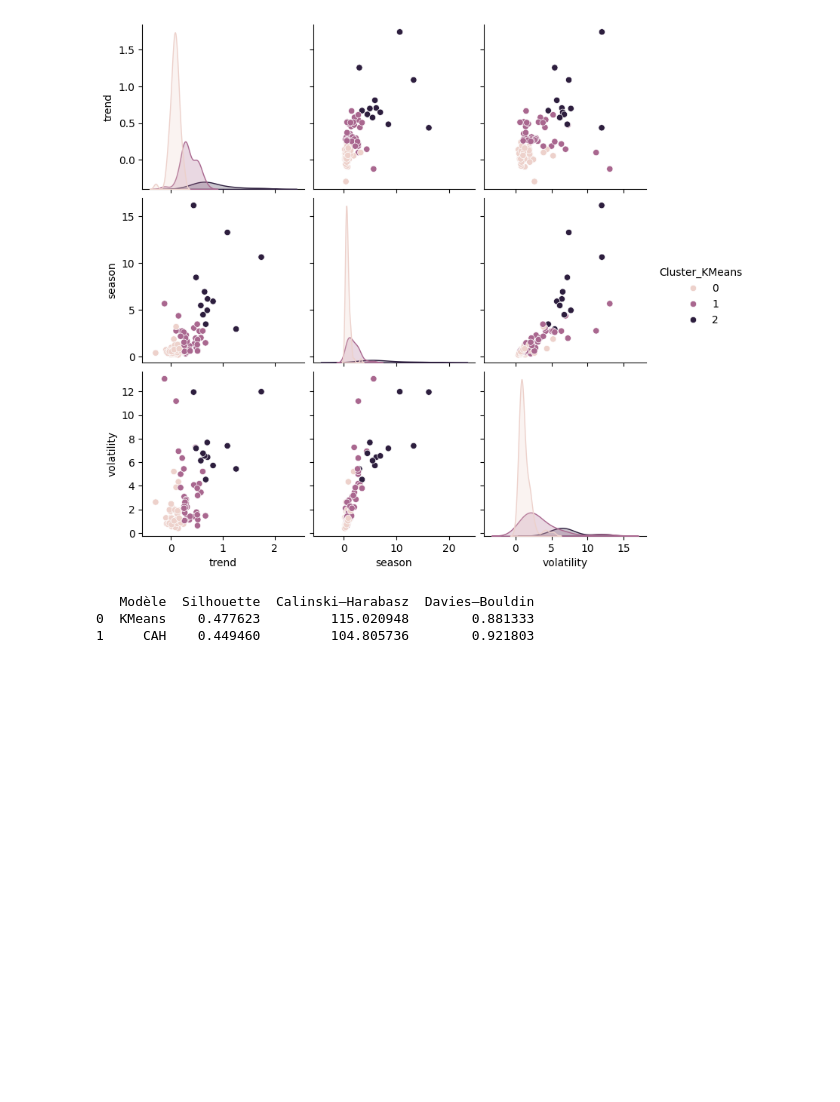
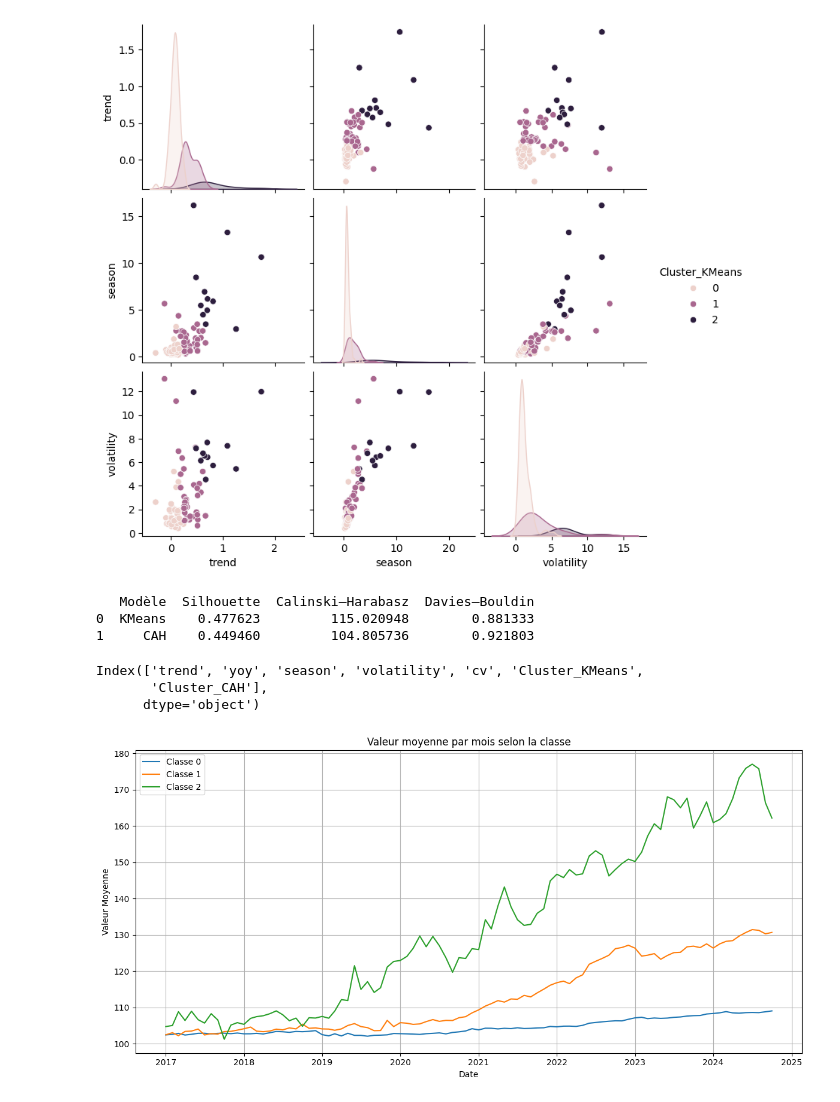
Before and after one commit to GanItachi/ObservatoirePrix, a Jupyter notebook: Clustering.ipynb, the cells around one changed output. Saved outputs shown, nothing was run; the diff lists cells and outputs as text; code cells hidden in the pictures; blank space fills up the shorter version.

```diff
--- a/Clustering.ipynb
+++ b/Clustering.ipynb
@@ -249,0 +252,51 @@ print("Clusters calculés et sauvegardés")
+# %%
+X.columns
+# %% [output]
+Index(['trend', 'yoy', 'season', 'volatility', 'cv', 'Cluster_KMeans',
+       'Cluster_CAH'],
+      dtype='object')
+# %%
+d = pd.melt(df, id_vars=['annee_fin_couv','mois_deb_couv'],
+                  value_vars=cols,
+                  var_name='nom_indicateur', value_name='valeur')
+# %%
+C0 = X[X['Cluster_KMeans'] == 0].index.tolist()
+Classe0 = d[d['nom_indicateur'].isin(C0)]
+# %%
+C1 = X[X['Cluster_KMeans'] == 1].index.tolist()
+Classe1 = d[d['nom_indicateur'].isin(C1)]
+# %%
+C2 = X[X['Cluster_KMeans'] == 2].index.tolist()
+Classe2 = d[d['nom_indicateur'].isin(C2)]
+# %%
+import matplotlib.pyplot as plt
+import pandas as pd
+
+# Supposons que Classe0, Classe1, Classe2 existent déjà
+
+# Étape 1: Grouper et prendre la moyenne
+g0 = Classe0.groupby(['annee_fin_couv', 'mois_deb_couv'])['valeur'].mean().reset_index()
+g1 = Classe1.groupby(['annee_fin_couv', 'mois_deb_couv'])['valeur'].mean().reset_index()
+g2 = Classe2.groupby(['annee_fin_couv', 'mois_deb_couv'])['valeur'].mean().reset_index()
+
+# Étape 2: Créer une colonne 'date' pour l'axe X
+g0['date'] = pd.to_datetime(g0['annee_fin_couv'].astype(str) + '-' + g0['mois_deb_couv'].astype(str) + '-01')
+g1['date'] = pd.to_datetime(g1['annee_fin_couv'].astype(str) + '-' + g1['mois_deb_couv'].astype(str) + '-01')
+g2['date'] = pd.to_datetime(g2['annee_fin_couv'].astype(str) + '-' + g2['mois_deb_couv'].astype(str) + '-01')
+
+# Étape 3: Tracer
+plt.figure(figsize=(12, 6))
+plt.plot(g0['date'], g0['valeur'], label='Classe 0')
+plt.plot(g1['date'], g1['valeur'], label='Classe 1')
+plt.plot(g2['date'], g2['valeur'], label='Classe 2')
+
+# Ajouts visuels
+plt.xlabel('Date')
+plt.ylabel('Valeur Moyenne')
+plt.title('Valeur moyenne par mois selon la classe')
+plt.legend()
+plt.grid(True)
+plt.tight_layout()
+plt.show()
+# %% [output]
+[figure, added]
```
Also changed, not shown: parts of 4 cells of this notebook, 4 other files.
